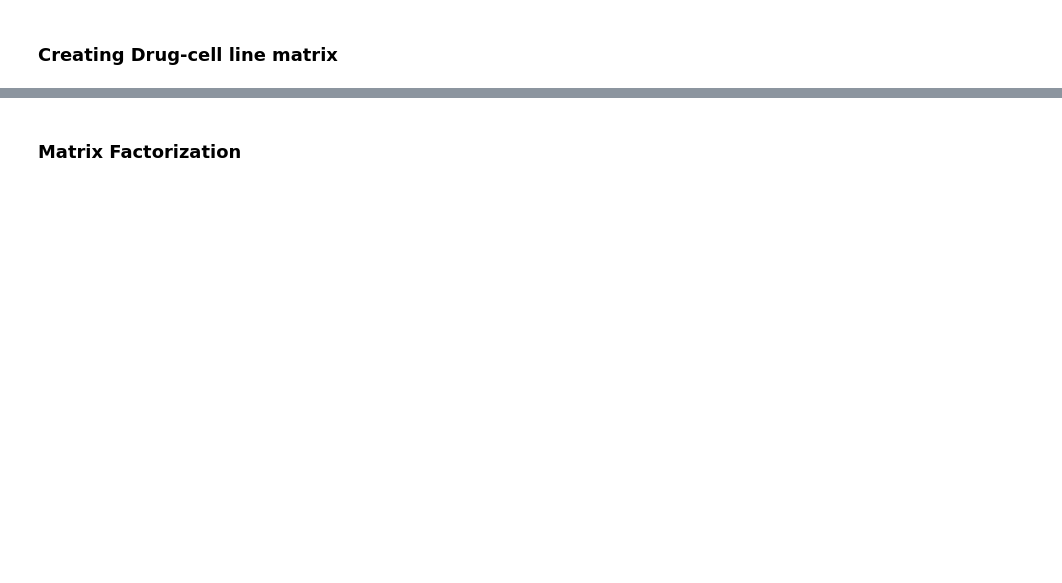
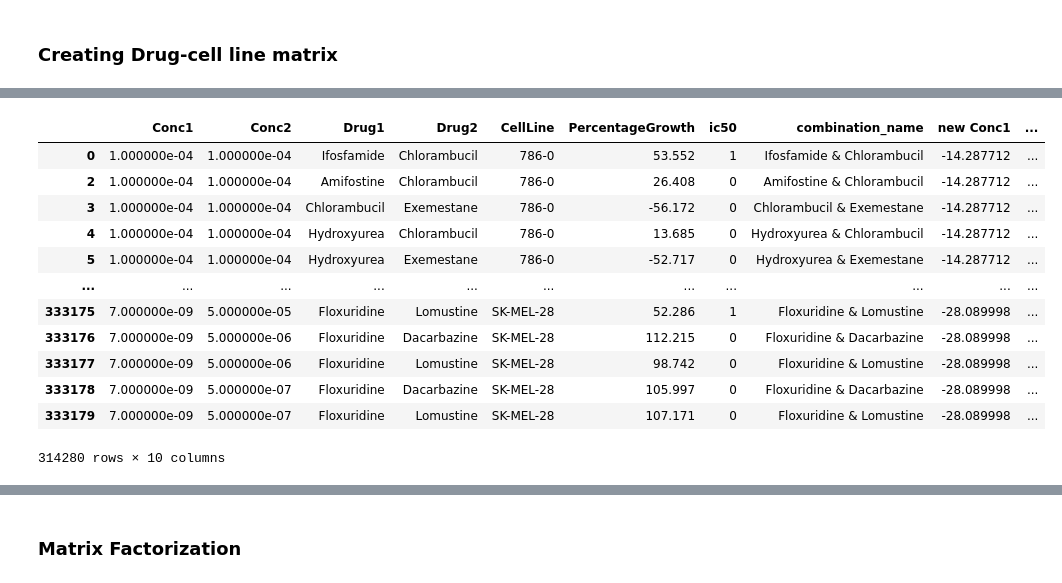
Before and after one commit to mohammad-abdollahi/ComplexMatrixComb, a Jupyter notebook: Codes/NCI.ipynb, the cells around one changed output, grey strips where cells are left out. Cells and saved outputs as stored; diff of their text form; code cells hidden in the pictures; blank space fills up the shorter version.

```diff
--- a/Codes/NCI.ipynb
+++ b/Codes/NCI.ipynb
@@ -5,10 +5,20 @@ from tqdm import tqdm
 import warnings
 warnings.filterwarnings('ignore')
 
-unprocessed = pd.read_excel('../Datasets/NCI/NCI-ALMANAC_subset_555300.xls')
-unprocessed['ic50'] = unprocessed['PercentageGrowth'].apply(lambda x: 1 if x>=.45 and x<=0.55 else 0 )
+unprocessed = pd.read_csv('../Datasets/NCI/NCI/NCI-ALMANAC_subset_555300.csv')
+unprocessed.dropna(inplace=True)
+unprocessed = unprocessed[(unprocessed['Conc1'] > 0) & (unprocessed['Conc2'] > 0)]
+unprocessed['ic50'] = unprocessed['PercentageGrowth'].apply(lambda x: 1 if x>=45 and x<=55 else 0 )
+unprocessed['combination_name'] = unprocessed['Drug1'] + ' & ' + unprocessed['Drug2']
+unprocessed = unprocessed[unprocessed['combination_name'].isin(unprocessed[unprocessed['ic50']==1]['combination_name'])]
+
 unprocessed['new Conc1'] = np.log2(unprocessed['Conc1'])
 unprocessed['new Conc2'] = np.log2(unprocessed['Conc2'])
+
+unprocessed.loc[unprocessed['new Conc1'] >= 0, 'new Conc1'] +=1
+unprocessed.loc[unprocessed['new Conc1'] < 0, 'new Conc1'] -=1
+unprocessed.loc[unprocessed['new Conc2'] >= 0, 'new Conc2'] +=1
+unprocessed.loc[unprocessed['new Conc2'] < 0, 'new Conc2'] -=1
 # %% [markdown]
 ### Creating Drug-cell line matrix
 # %%
@@ -137,3 +168,19 @@ result, result2 = process_drug_combination_data(unprocessed)
 # %%
 result.to_csv('../Datasets/NCI/Drug_CellLine_matrix_logartihm.csv')
 result2.to_csv('../Datasets/NCI/Drug_CellLine_matrix.csv')
+# %%
+unprocessed
+# %% [output]
+|  | Conc1 | Conc2 | Drug1 | Drug2 | CellLine | PercentageGrowth | ic50 | combination_name | new Conc1 | ... |
+| 0 | 1.000000e-04 | 1.000000e-04 | Ifosfamide | Chlorambucil | 786-0 | 53.552 | 1 | Ifosfamide & Chlorambucil | -14.287712 | ... |
+| 2 | 1.000000e-04 | 1.000000e-04 | Amifostine | Chlorambucil | 786-0 | 26.408 | 0 | Amifostine & Chlorambucil | -14.287712 | ... |
+| 3 | 1.000000e-04 | 1.000000e-04 | Chlorambucil | Exemestane | 786-0 | -56.172 | 0 | Chlorambucil & Exemestane | -14.287712 | ... |
+| 4 | 1.000000e-04 | 1.000000e-04 | Hydroxyurea | Chlorambucil | 786-0 | 13.685 | 0 | Hydroxyurea & Chlorambucil | -14.287712 | ... |
+| 5 | 1.000000e-04 | 1.000000e-04 | Hydroxyurea | Exemestane | 786-0 | -52.717 | 0 | Hydroxyurea & Exemestane | -14.287712 | ... |
+| ... | ... | ... | ... | ... | ... | ... | ... | ... | ... | ... |
+| 333175 | 7.000000e-09 | 5.000000e-05 | Floxuridine | Lomustine | SK-MEL-28 | 52.286 | 1 | Floxuridine & Lomustine | -28.089998 | ... |
+| 333176 | 7.000000e-09 | 5.000000e-06 | Floxuridine | Dacarbazine | SK-MEL-28 | 112.215 | 0 | Floxuridine & Dacarbazine | -28.089998 | ... |
+| 333177 | 7.000000e-09 | 5.000000e-06 | Floxuridine | Lomustine | SK-MEL-28 | 98.742 | 0 | Floxuridine & Lomustine | -28.089998 | ... |
+| 333178 | 7.000000e-09 | 5.000000e-07 | Floxuridine | Dacarbazine | SK-MEL-28 | 105.997 | 0 | Floxuridine & Dacarbazine | -28.089998 | ... |
+| 333179 | 7.000000e-09 | 5.000000e-07 | Floxuridine | Lomustine | SK-MEL-28 | 107.171 | 0 | Floxuridine & Lomustine | -28.089998 | ... |
+314280 rows × 10 columns
```
Also changed, not shown: parts of 8 cells of this notebook, 1 other file.
